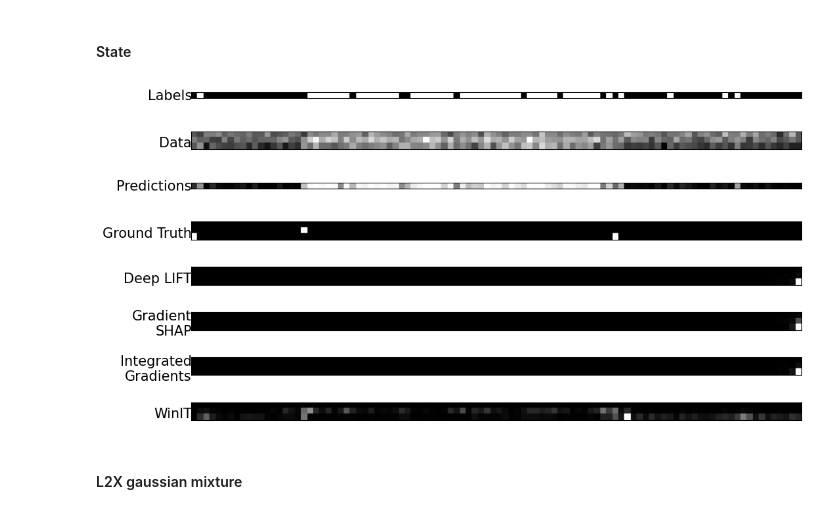
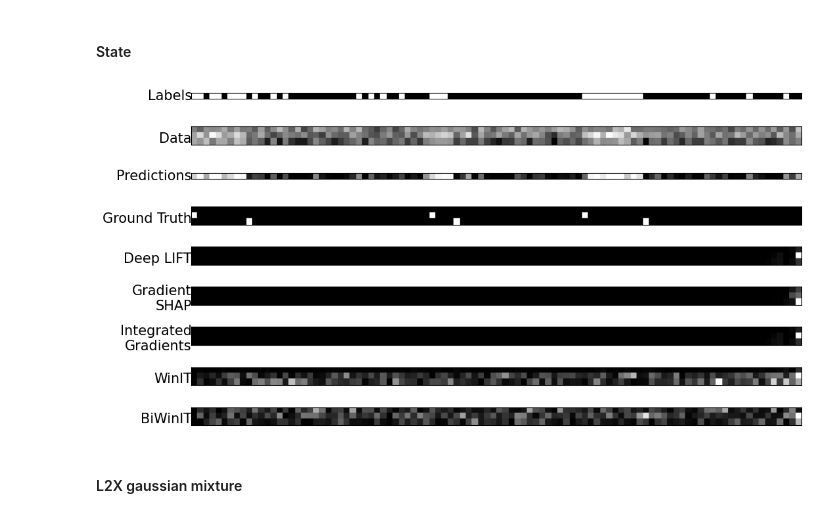
Before and after one commit to visriv/rambit, a Jupyter notebook: scripts/Reproduce.ipynb, the cells around one changed output. Cells and saved outputs as stored; diff of their text form; code cells hidden in the pictures.

```diff
--- a/scripts/Reproduce.ipynb
+++ b/scripts/Reproduce.ipynb
@@ -171,7 +207,7 @@ plt.show()
 # %% [markdown]
 #### State
 # %%
-j = 7
+j = 0
 # sim = "spike_delay_2"
 # sim = "spike"
 sim = "state"
@@ -185,38 +221,40 @@ explainers = ["deeplift",
               "ig",
             #   "fo", "afo",
             #   "fit",
-              "winit_window_10_pd"]
+              "winit_window_10_pd_usedatadist",
+              "biwinit_window_10_pd_usedatadist"]
 explainer_names = ["Deep LIFT",
                    "Gradient\nSHAP",
                    "Integrated\nGradients",
                 #    "FO", "AFO",
                 #    "FIT",
-                   "WinIT"]
+                   "WinIT",
+                   "BiWinIT"]
 
 plt.close()
 fig, ax = plt.subplots(len(explainers)+len(extras), 1, figsize=(12, 7))
 
 for i, (extra, extra_name) in enumerate(zip(extras, extra_names)):
     ax[i].set_xticks([])
     ax[i].set_yticks([])
     file_name = f"../plots/gru1layer/simulated_{sim}/{extra}_{j}.png"
     with Image.open(file_name) as im:
         ax[i].imshow(im)
         ax[i].text(0, 3 if extra in ['labels', f'preds_cv_{cv}'] else 12, extra_name,
                    ha='right', fontsize=15, va="center")
 
 for i, (explainer, explainer_name) in enumerate(zip(explainers, explainer_names)):
     i = i + len(extras)
     ax[i].set_xticks([])
     ax[i].set_yticks([])
     file_name = f"../plots/gru1layer/simulated_{sim}/{explainer}_mean_cv_{cv}_attributions_{j}.png"
     with Image.open(file_name) as im:
         ax[i].imshow(im)
     ax[i].text(0, 12, explainer_name, ha="right", fontsize=15, va="center")
 
 plt.show()
 # %% [output]
-[figure, old version]
+[figure, new version]
 # %% [markdown]
 #### L2X gaussian mixture
 # %%
```
Also changed, not shown: parts of 8 cells of this notebook, 20 other files.
